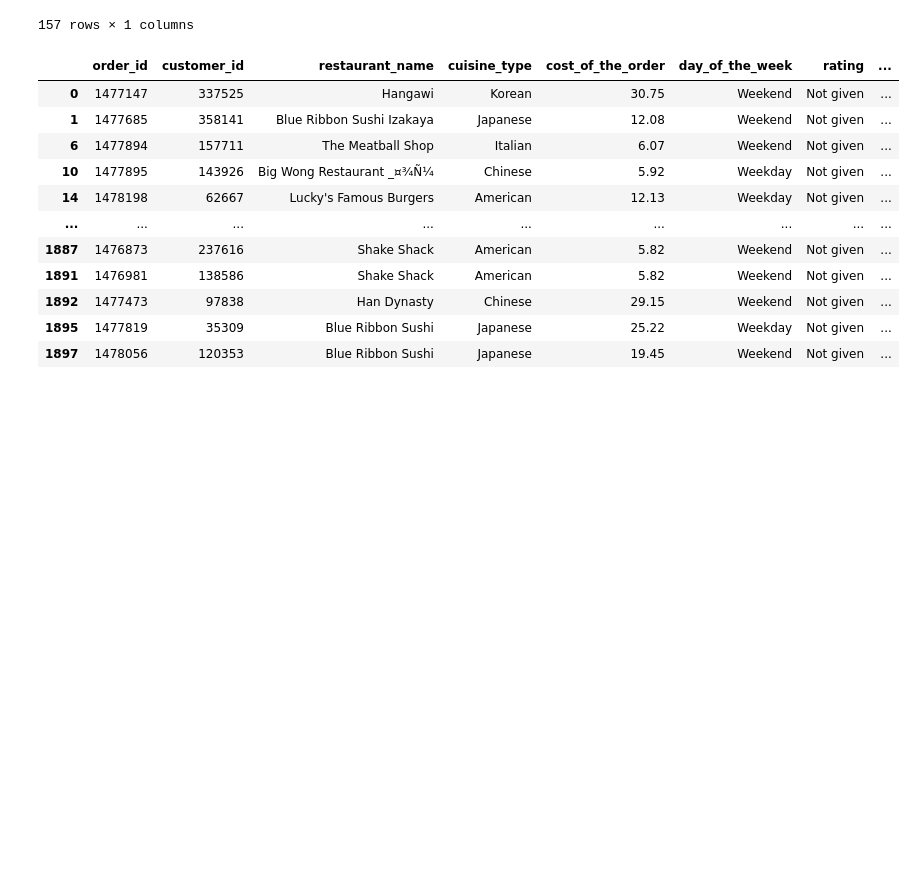
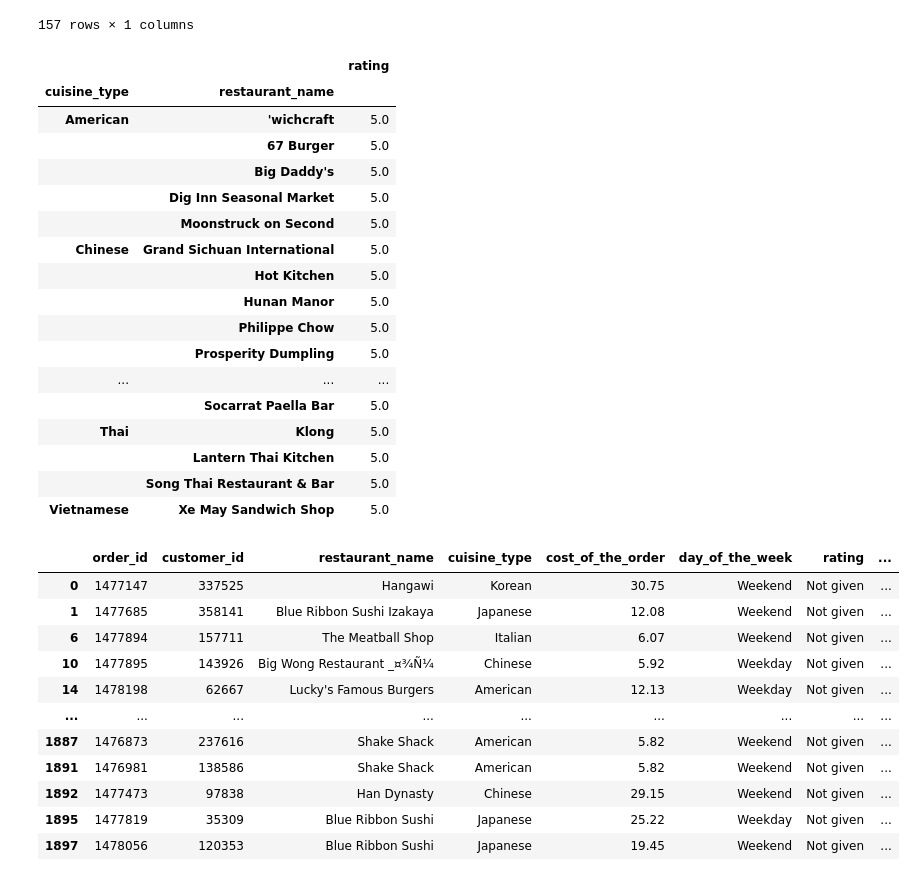
Before and after one commit to cansel-mutlu/Data-Analysis-Projects, a Jupyter notebook: NYC_Restaurants_Data.ipynb, the cells around one changed output. Cells and saved outputs as stored; diff of their text form; code cells hidden in the pictures; blank space fills up the shorter version.

```diff
--- a/NYC_Restaurants_Data.ipynb
+++ b/NYC_Restaurants_Data.ipynb
@@ -240,6 +258,28 @@ data_cuisine_type
 |  | V-Nam Cafe | 4.000000 |
 |  | Xe May Sandwich Shop | 5.000000 |
 157 rows × 1 columns
+# %%
+# Find the restaurants with the highest average rating
+data_cuisine_type.query("rating == 5")
+# %% [output]
+|  |  | rating |
+| cuisine_type | restaurant_name |  |
+| American | 'wichcraft | 5.0 |
+|  | 67 Burger | 5.0 |
+|  | Big Daddy's | 5.0 |
+|  | Dig Inn Seasonal Market | 5.0 |
+|  | Moonstruck on Second | 5.0 |
+| Chinese | Grand Sichuan International | 5.0 |
+|  | Hot Kitchen | 5.0 |
+|  | Hunan Manor | 5.0 |
+|  | Philippe Chow | 5.0 |
+|  | Prosperity Dumpling | 5.0 |
+| ... | ... | ... |
+|  | Socarrat Paella Bar | 5.0 |
+| Thai | Klong | 5.0 |
+|  | Lantern Thai Kitchen | 5.0 |
+|  | Song Thai Restaurant & Bar | 5.0 |
+| Vietnamese | Xe May Sandwich Shop | 5.0 |
 # %%
 unrated_order_data = data[data["rating"] == 'Not given']
 unrated_order_data
```
Also changed, not shown: parts of 22 cells of this notebook.
